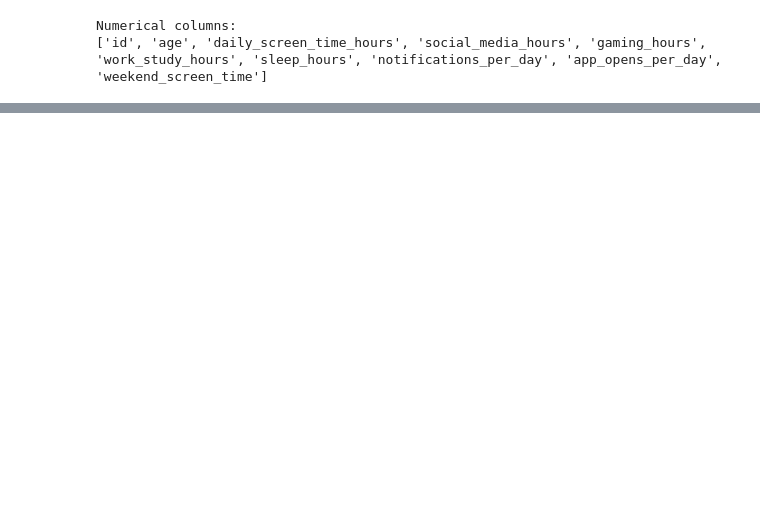
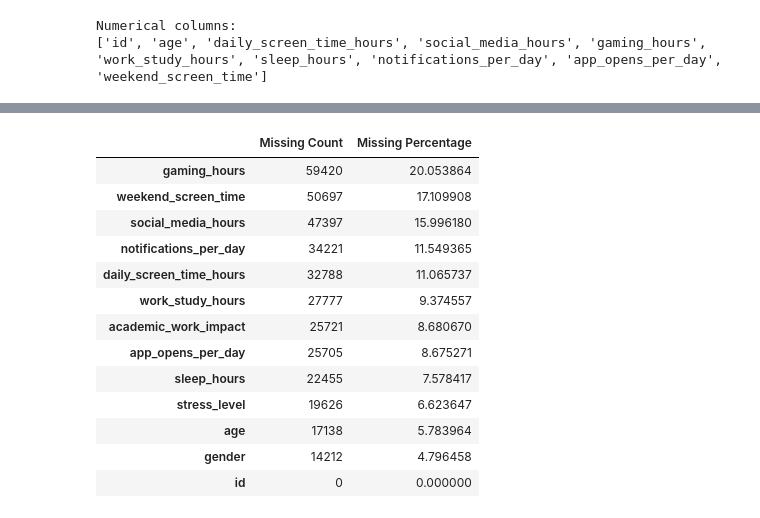
Before and after one commit to arsal-nia/Kaggle-Competition-Predicting-Smartphone-Addiction, a Jupyter notebook: s6e8-eda-understanding.ipynb, the cells around one changed output, grey strips where cells are left out. Drawn from its saved outputs; the diff is of its cells as text; code cells hidden in the pictures; blank space fills up the shorter version.

```diff
--- a/s6e8-eda-understanding.ipynb
+++ b/s6e8-eda-understanding.ipynb
@@ -286,0 +328,27 @@ display(train[numerical_cols].describe().T)
+# %%
+missing_summary = pd.DataFrame({
+    "Missing Count": test.isnull().sum(),
+    "Missing Percentage": test.isnull().mean() * 100
+})
+
+missing_summary = missing_summary.sort_values(
+    "Missing Percentage",
+    ascending=False
+)
+
+display(missing_summary)
+# %% [output]
+|  | Missing Count | Missing Percentage |
+| gaming_hours | 59420 | 20.053864 |
+| weekend_screen_time | 50697 | 17.109908 |
+| social_media_hours | 47397 | 15.996180 |
+| notifications_per_day | 34221 | 11.549365 |
+| daily_screen_time_hours | 32788 | 11.065737 |
+| work_study_hours | 27777 | 9.374557 |
+| academic_work_impact | 25721 | 8.680670 |
+| app_opens_per_day | 25705 | 8.675271 |
+| sleep_hours | 22455 | 7.578417 |
+| stress_level | 19626 | 6.623647 |
+| age | 17138 | 5.783964 |
+| gender | 14212 | 4.796458 |
+| id | 0 | 0.000000 |
```
Also changed, not shown: parts of 5 cells of this notebook.
